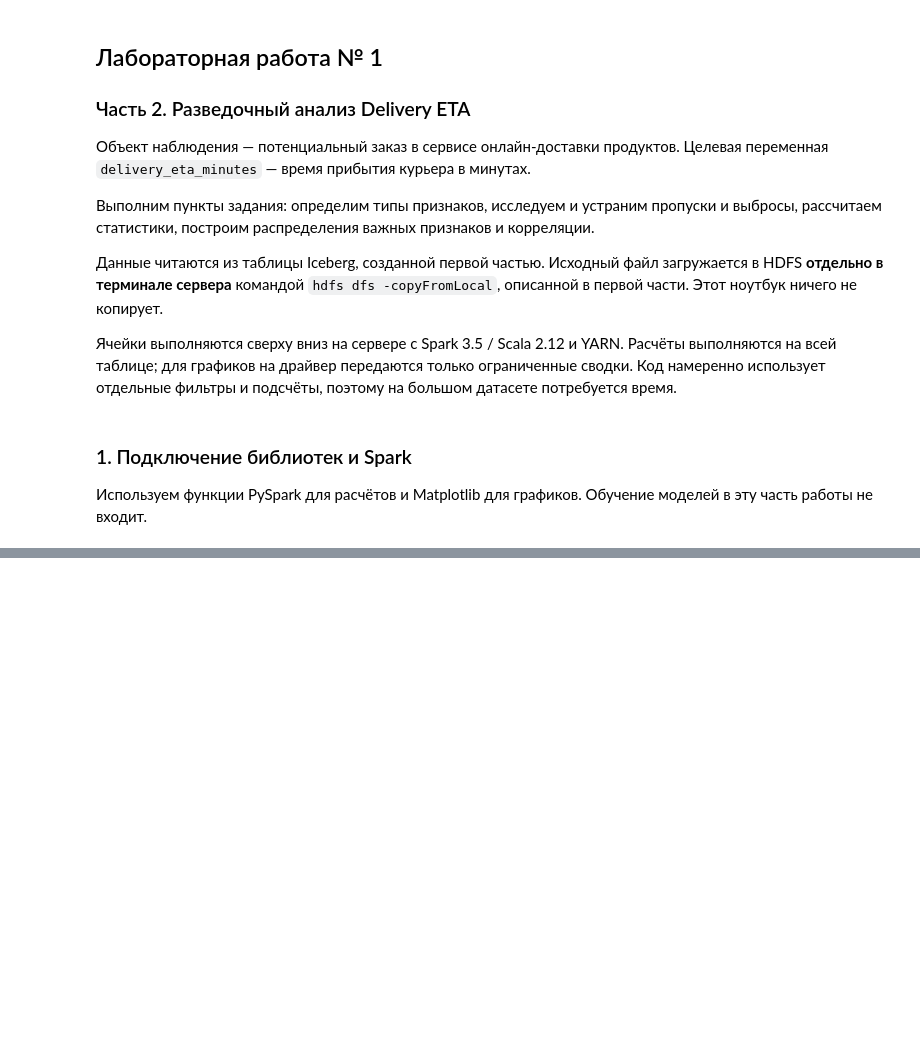
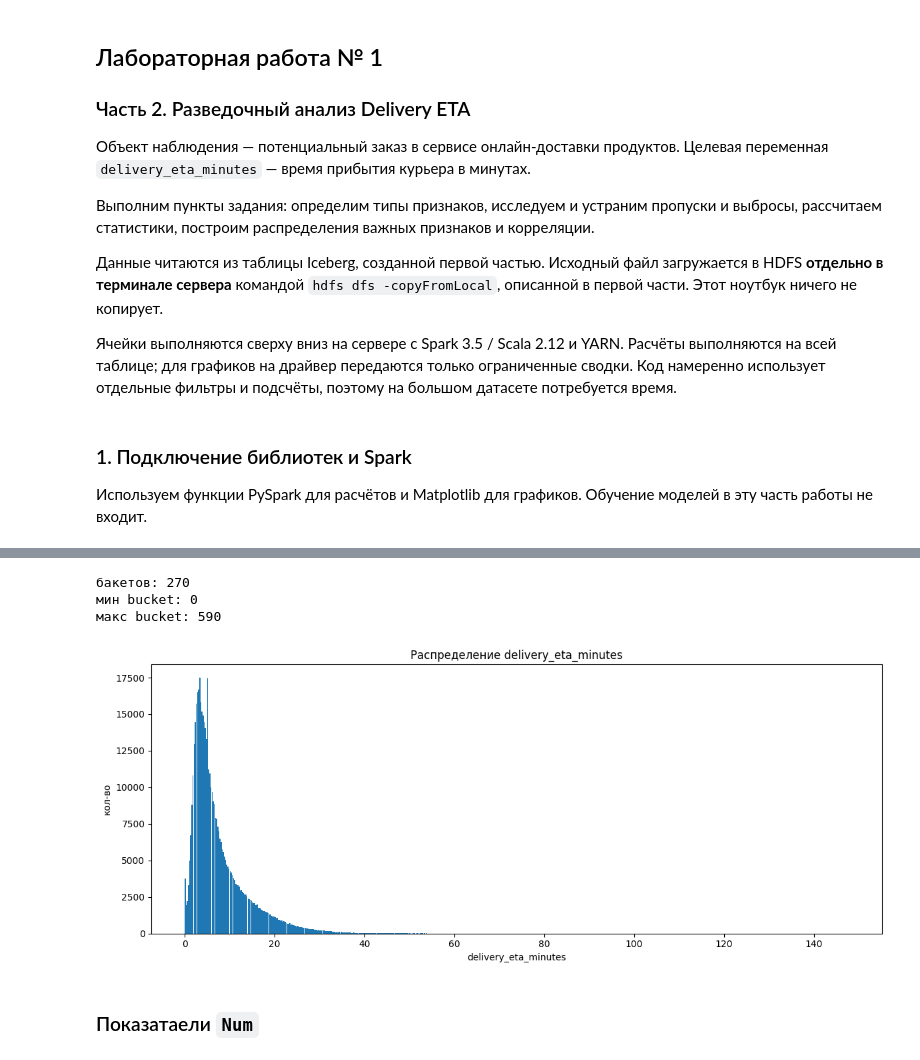
Before and after one commit to ArtemKeety/SOBD, a Jupyter notebook: 2_Exploratory_analysis.ipynb, the cells around one changed output, grey strips where cells are left out. Saved outputs shown, nothing was run; the diff lists cells and outputs as text; code cells hidden in the pictures; blank space fills up the shorter version.

```diff
--- a/2_Exploratory_analysis.ipynb
+++ b/2_Exploratory_analysis.ipynb
@@ -944,0 +70,3 @@ spark.stop()  # Освобождаем ресурсы приложения на
+# %%
+df = spark.table(full_table_name)
+df.printSchema()
@@ -944,0 +113,7 @@ spark.stop()  # Освобождаем ресурсы приложения на
+# %%
+df, cols = filrer_df(df, count_col=count_col)
+
+for key, value in cols.items():
+    print(f"key: {key}, value: {len(value)}")
+
+df.limit(count_row).toPandas().head(count_row)
@@ -944,0 +158,2 @@ spark.stop()  # Освобождаем ресурсы приложения на
+# %%
+DEM = "delivery_eta_minutes"
@@ -944,0 +201,38 @@ spark.stop()  # Освобождаем ресурсы приложения на
+# %%
+from pyspark.sql import Column
+
+def draw_distribution(c: Column, df: DataFrame):
+    STEP = 0.25
+    count_bucket = F.floor(c / STEP).cast("int").alias("bucket")
+
+    hist_pd = (
+        df
+        .select(count_bucket)
+        .groupBy("bucket")
+        .count()
+        .orderBy("bucket")
+        .toPandas()
+    )
+    hist_pd["x"] = hist_pd["bucket"] * STEP
+
+    print("бакетов:", len(hist_pd))
+    print("мин bucket:", hist_pd["bucket"].min())
+    print("макс bucket:", hist_pd["bucket"].max())
+
+    _name = c._jc.toString()
+    plt.figure(figsize=(12, 5))
+    plt.bar(hist_pd["x"], hist_pd["count"], width=STEP * 0.95, align="edge")
+    plt.xlabel(_name)
+    plt.ylabel("кол-во")
+    plt.title(f"Распределение {_name}")
+    plt.tight_layout()
+    plt.show()
+# %%
+draw_distribution(F.col(DEM), df)
+# %% [output]
+бакетов: 270
+мин bucket: 0
+макс bucket: 590
+[figure, added]
+# %% [markdown]
+### Показатаели `Num`
```
Also changed, not shown: parts of 75 cells of this notebook, 1 other file.
